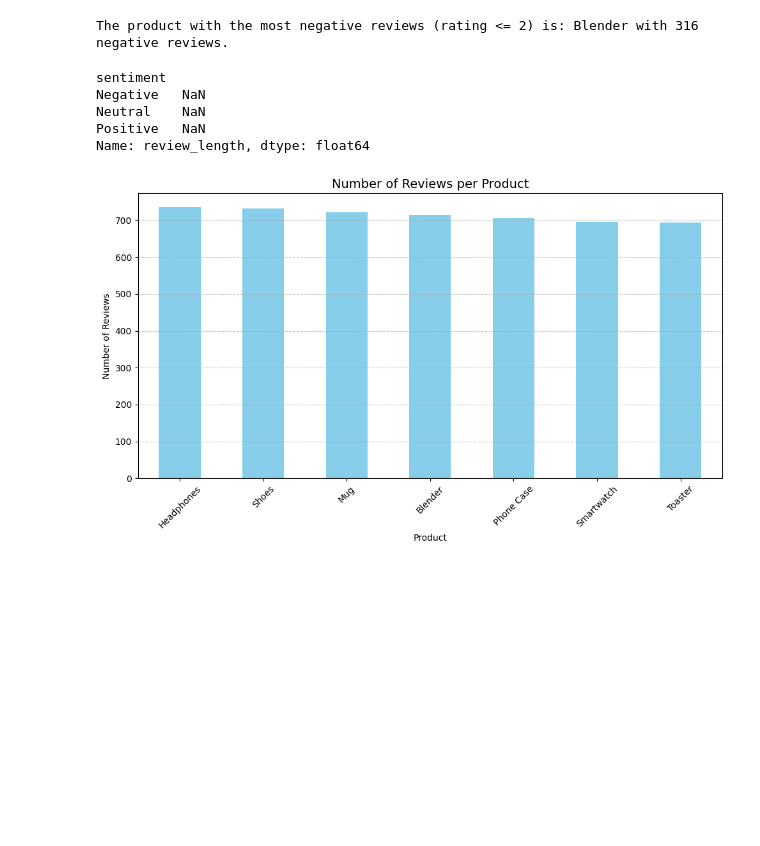
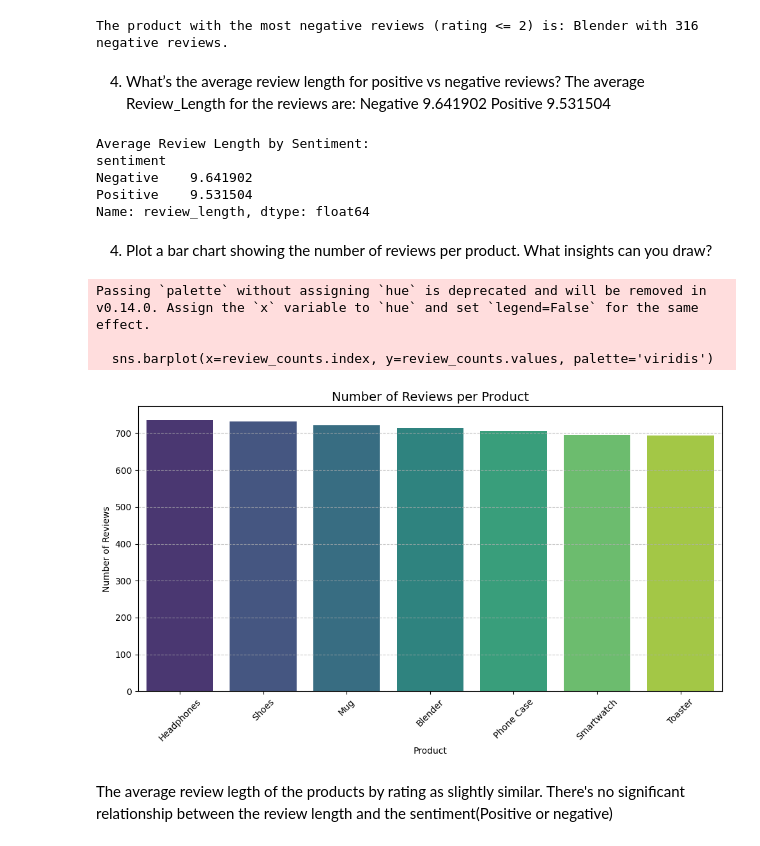
Before and after one commit to Fred-akoh/School-of-Statisticians, a Jupyter notebook: School_of_Statisticians_Wk_5_Assessment.ipynb, the cells around one changed output. Saved outputs shown, nothing was run; the diff lists cells and outputs as text; code cells hidden in the pictures; blank space fills up the shorter version.

```diff
--- a/School_of_Statisticians_Wk_5_Assessment.ipynb
+++ b/School_of_Statisticians_Wk_5_Assessment.ipynb
@@ -67,6 +97,9 @@ def clean_text(text):
 # %%
 #Cleaned_review
 my_data['cleaned_review']=my_data['raw_review'].apply(clean_text)
+
+#Recalculating review length as number of words
+my_data['review_length'] = my_data['cleaned_review'].apply(lambda x: len(x.split()))
 # %%
 display(my_data.head())
 display(my_data.tail())
@@ -131,31 +175,51 @@ negative_review_count = product_counts.max()
 print(f"The product with the most negative reviews (rating <= 2) is: {most_negative_product} with {negative_review_count} negative reviews.")
 # %% [output]
 The product with the most negative reviews (rating <= 2) is: Blender with 316 negative reviews.
-# %%
-average_review_lengths_fixed = my_data.groupby('sentiment')['review_length'].mean().round(2)
-print(average_review_lengths_fixed)
-# %% [output]
-sentiment
-Negative   NaN
-Neutral    NaN
-Positive   NaN
-Name: review_length, dtype: float64
+# %% [markdown]
+4. What’s the average review length for positive vs negative reviews?
+The average Review_Length for the reviews are:
+Negative    9.641902
+Positive    9.531504
+# %%
+#Filter only positive and negative reviews
+filtered_my_data = my_data[my_data['sentiment'].isin(['Positive', 'Negative'])]
+
+# Calculate average review length by sentiment
+average_review_lengths= filtered_my_data.groupby('sentiment')['review_length'].mean()
+
+#Display Result
+print("Average Review Length by Sentiment:")
+print(average_review_lengths)
+# %% [output]
+Average Review Length by Sentiment:
+sentiment
+Negative    9.641902
+Positive    9.531504
+Name: review_length, dtype: float64
+# %% [markdown]
+4. Plot a bar chart showing the number of reviews per product. What insights can you draw?
 # %%
 #Bar Plot
 import matplotlib.pyplot as plt
+import seaborn as sns
 
 # Count number of reviews per product
 review_counts = my_data['product'].value_counts()
 
 # Plot
 plt.figure(figsize=(10, 6))
-review_counts.plot(kind='bar', color='')
+sns.barplot(x=review_counts.index, y=review_counts.values, palette='viridis')
 plt.title('Number of Reviews per Product', fontsize=14)
 plt.xlabel('Product')
 plt.ylabel('Number of Reviews')
 plt.xticks(rotation=45)
 plt.grid(axis='y', linestyle='--', alpha=0.7)
 plt.tight_layout()
 plt.show()
 # %% [output]
+Passing `palette` without assigning `hue` is deprecated and will be removed in v0.14.0. Assign the `x` variable to `hue` and set `legend=False` for the same effect.
+
+  sns.barplot(x=review_counts.index, y=review_counts.values, palette='viridis')
-[figure, old version]
+[figure, new version]
+# %% [markdown]
+The average review legth of the products by rating as slightly similar. There's no significant relationship between the review length and the sentiment(Positive or negative)
```
Also changed, not shown: parts of 13 cells of this notebook.
